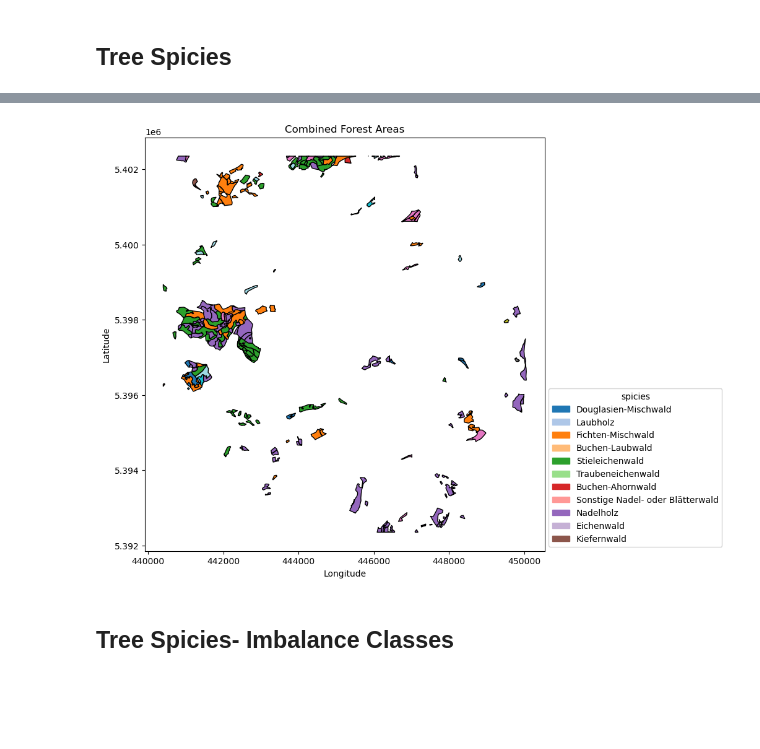
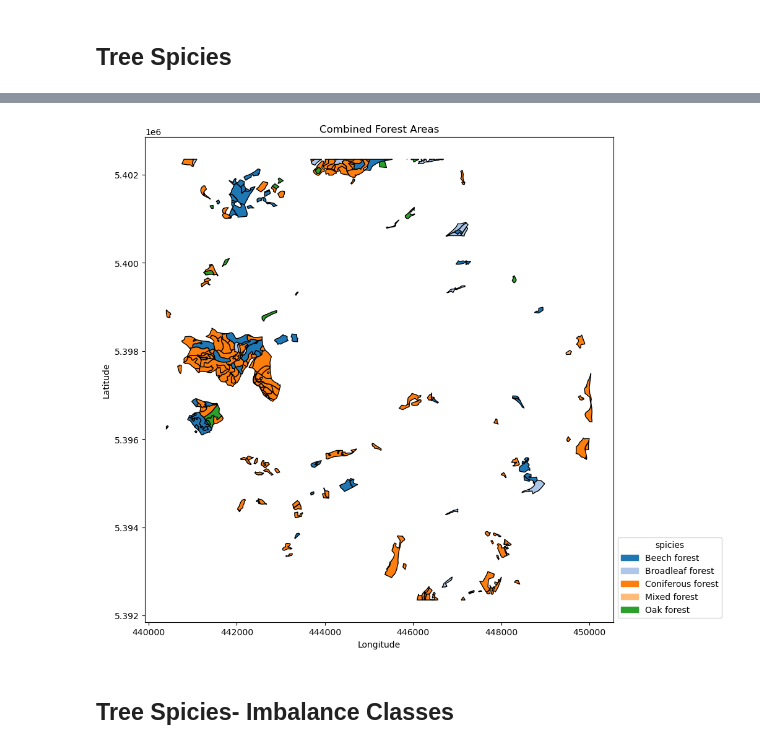
Before and after one commit to kisalchandula/Forest-monitoring-ML, a Jupyter notebook: Preprocessing/data_cleaning.ipynb, the cells around one changed output, grey strips where cells are left out. Drawn from its saved outputs; the diff is of its cells as text; code cells hidden in the pictures; blank space fills up the shorter version.

```diff
--- a/Preprocessing/data_cleaning.ipynb
+++ b/Preprocessing/data_cleaning.ipynb
@@ -62,6 +63,6 @@ code_to_name = {
 # %%
-forest_1["spicies"] = forest_1["ba1"].map(code_to_name)
-forest_2["spicies"] = forest_1["ba1"].map(code_to_name)
+forest_1["spicies"] = forest_1["ba1"].map(species_group_en)
+forest_2["spicies"] = forest_1["ba1"].map(species_group_en)
 # %%
 # same coordinate system
 forest_2 = forest_2.to_crs(forest_1.crs)
@@ -71,41 +98,38 @@ combined_gdf = pd.concat([forest_1, forest_2], ignore_index=True)
 # %%
 import geopandas as gpd
 import matplotlib.pyplot as plt
 import matplotlib.patches as mpatches
+from matplotlib.colors import ListedColormap
 
-# Plot and get the axes
+# Get unique, sorted categories
+unique_categories = sorted(combined_gdf['spicies'].unique())
+
+# Assign colors explicitly
+colors = plt.cm.tab20.colors
+category_colors = {cat: colors[i % len(colors)] for i, cat in enumerate(unique_categories)}
+
+# Create a color list for the GeoDataFrame
+combined_gdf['color'] = combined_gdf['spicies'].map(category_colors)
+
+# Plot
 fig, ax = plt.subplots(figsize=(10, 10))
-
-# Plot GeoDataFrame by 'LWE1_TEXT' column
 combined_gdf.plot(
     ax=ax,
     edgecolor='black',
-    column='spicies',
-    legend=False,  # We'll add a custom legend
-    cmap='tab20'   # You can choose other colormaps like 'Set1', 'Paired', etc.
+    color=combined_gdf['color']
 )
 
-# Create legend handles manually
-unique_categories = combined_gdf['spicies'].unique()
-colors = plt.cm.tab20.colors  # Change if using a different colormap
-
-patches = []
-for i, category in enumerate(unique_categories):
-    color = colors[i % len(colors)]  # Loop over colormap if more categories than colors
-    patch = mpatches.Patch(color=color, label=category)
-    patches.append(patch)
-
-# Add legend
+# Create legend
+patches = [mpatches.Patch(color=category_colors[cat], label=cat) for cat in unique_categories]
 plt.legend(handles=patches, title="spicies", loc='lower left', bbox_to_anchor=(1, 0))
 
-# Add titles and labels
 plt.title("Combined Forest Areas")
 plt.xlabel("Longitude")
 plt.ylabel("Latitude")
 
 plt.tight_layout()
 plt.show()
 # %% [output]
-[figure, old version]
+[figure, new version]
 # %% [markdown]
 ## Tree Spicies- Imbalance Classes
```
Also changed, not shown: parts of 23 cells of this notebook.
